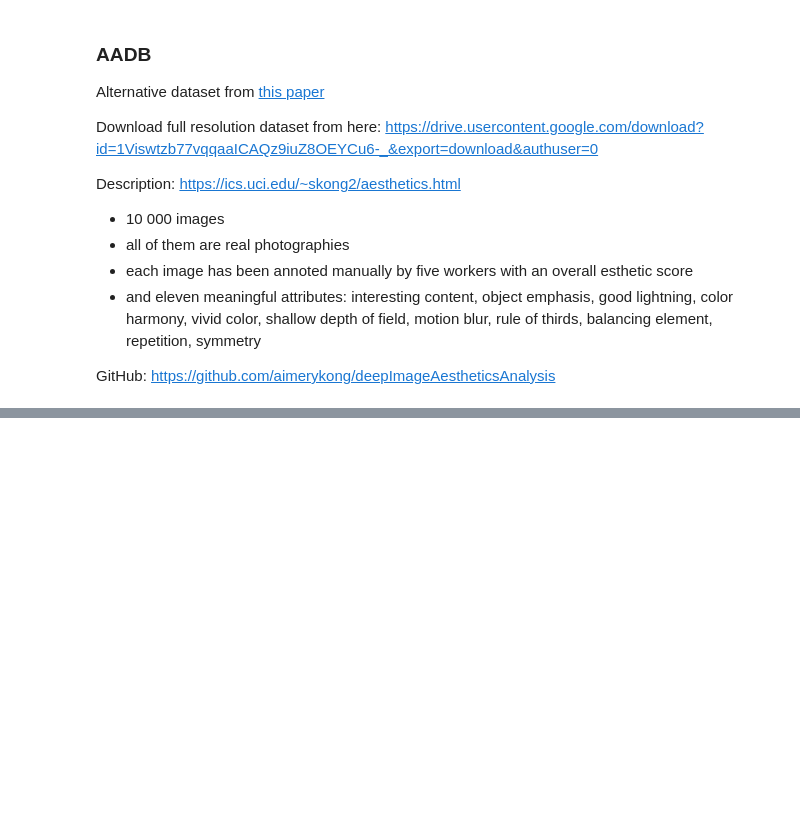
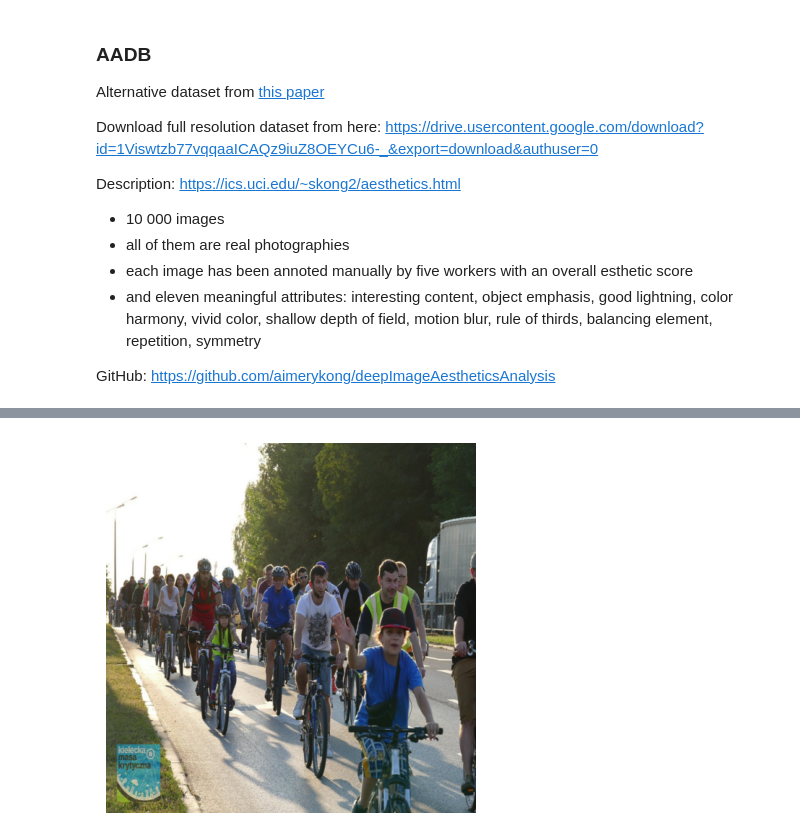
Before and after one commit to eloMG/gen-ai-photography, a Jupyter notebook: esthetic.ipynb, the cells around one changed output, grey strips where cells are left out. Saved outputs shown, nothing was run; the diff lists cells and outputs as text; code cells hidden in the pictures; blank space fills up the shorter version.

Commit message:
load image scores

```diff
--- a/esthetic.ipynb
+++ b/esthetic.ipynb
@@ -168,0 +146,18 @@ To: c:\Users\mgphy\GitHub_scripts\gen-ai-photography\datasets\data\aadb.zip
+# %%
+import torchvision.transforms as transforms
+from torchvision.datasets import ImageFolder
+from torch.utils.data import DataLoader
+
+# Define the transformations to apply to the images
+transform = transforms.Compose([
+    transforms.Resize((512, 512)),
+    transforms.ToTensor(),
+    # transforms.Normalize(mean=[0.5, 0.5, 0.5], std=[0.5, 0.5, 0.5])
+])
+
+# Define the dataset
+dataset = ImageFolder(root='datasets/data', transform=transform)
+
+# Define the dataloaders
+batch_size = 32
+train_loader = DataLoader(dataset, batch_size=batch_size, shuffle=True)
@@ -168,0 +184,9 @@ To: c:\Users\mgphy\GitHub_scripts\gen-ai-photography\datasets\data\aadb.zip
+# %%
+pil_image = transforms.ToPILImage()(dataset[1][0])
+
+# Plot the PIL image
+plt.imshow(pil_image)
+plt.axis('off')
+plt.show()
+# %% [output]
+[figure, added]
```
Also changed, not shown: parts of 5 cells of this notebook, 1 other file.
